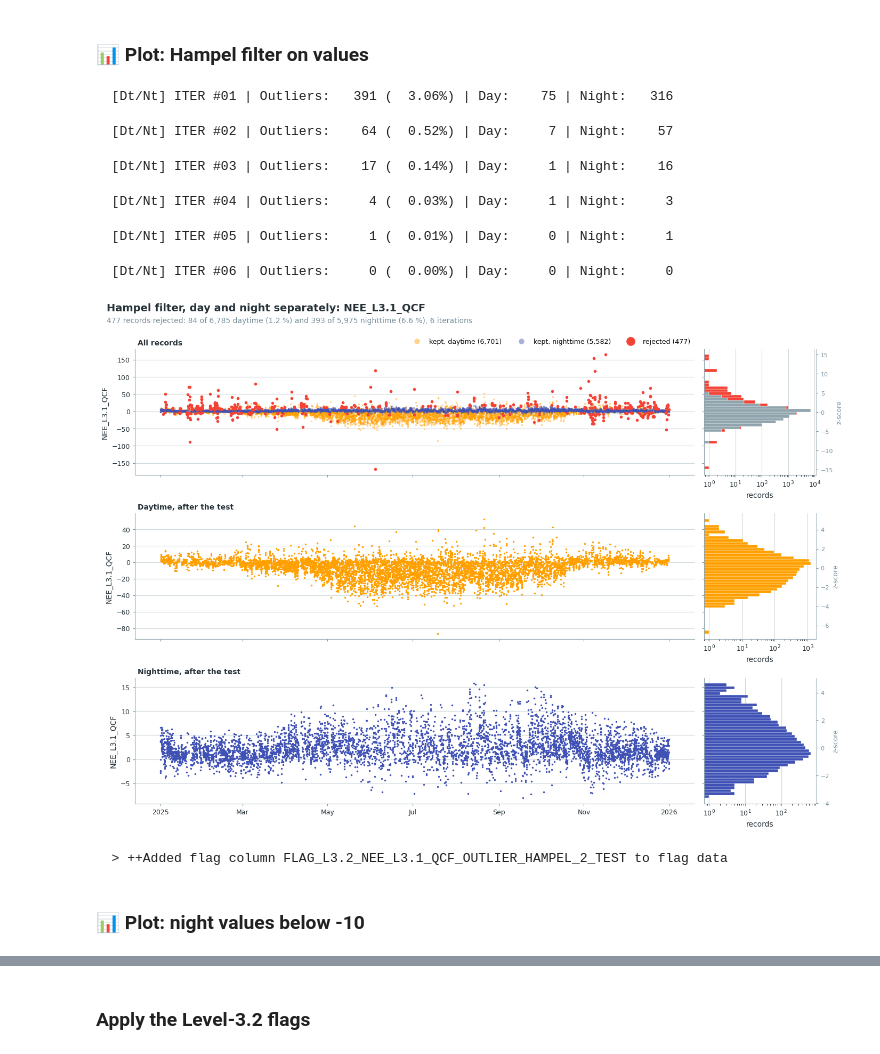
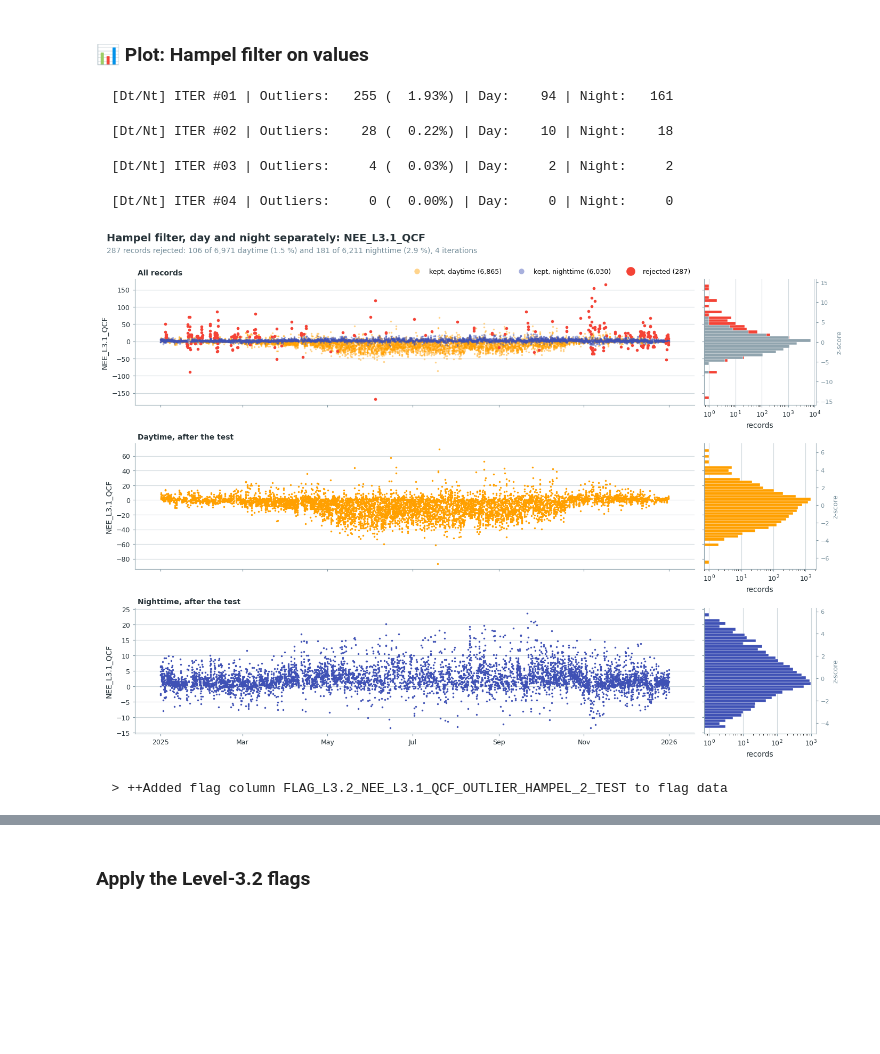
Before and after one commit to holukas/dataset_ch-lae_flux_product, a Jupyter notebook: workflow/30_FLUX_PROCESSING_CHAIN/34_IRGA72_2016-2024/01_FPPC_IRGA72_2016-2026.09.ipynb, the cells around one changed output, grey strips where cells are left out. Drawn from its saved outputs; the diff is of its cells as text; code cells hidden in the pictures; blank space fills up the shorter version.

```diff
--- a/workflow/30_FLUX_PROCESSING_CHAIN/34_IRGA72_2016-2024/01_FPPC_IRGA72_2016-2026.09.ipynb
+++ b/workflow/30_FLUX_PROCESSING_CHAIN/34_IRGA72_2016-2024/01_FPPC_IRGA72_2016-2026.09.ipynb
@@ -352,20 +354,15 @@ sod.addflag()  # accept this test
 # %% [markdown]
 ### 📊 Plot: Hampel filter on values
 # %%
-sod.flag_outliers_hampel_test(window_length=48 * 13, n_sigma_daytime=5.5, n_sigma_nighttime=3.5,
-                              use_differencing=False, separate_day_night=True,
-                              showplot=True, verbose=True, repeat=True)
+sod.flag_outliers_hampel_test(window_length=48 * 13, n_sigma=5.5, use_differencing=False,
+                              separate_day_night=True, showplot=True, verbose=True, repeat=True)
 # %% [output]
-  [Dt/Nt] ITER #01 | Outliers:   391 (  3.06%) | Day:    75 | Night:   316
+  [Dt/Nt] ITER #01 | Outliers:   255 (  1.93%) | Day:    94 | Night:   161
-  [Dt/Nt] ITER #02 | Outliers:    64 (  0.52%) | Day:     7 | Night:    57
+  [Dt/Nt] ITER #02 | Outliers:    28 (  0.22%) | Day:    10 | Night:    18
-  [Dt/Nt] ITER #03 | Outliers:    17 (  0.14%) | Day:     1 | Night:    16
+  [Dt/Nt] ITER #03 | Outliers:     4 (  0.03%) | Day:     2 | Night:     2
-  [Dt/Nt] ITER #04 | Outliers:     4 (  0.03%) | Day:     1 | Night:     3
+  [Dt/Nt] ITER #04 | Outliers:     0 (  0.00%) | Day:     0 | Night:     0
-  [Dt/Nt] ITER #05 | Outliers:     1 (  0.01%) | Day:     0 | Night:     1
-  [Dt/Nt] ITER #06 | Outliers:     0 (  0.00%) | Day:     0 | Night:     0
-[figure, old version]
+[figure, new version]
 # %%
 sod.addflag()  # accept this test
 # %% [output]
   > ++Added flag column FLAG_L3.2_NEE_L3.1_QCF_OUTLIER_HAMPEL_2_TEST to flag data
-# %% [markdown]
-### 📊 Plot: night values below -10
```
Also changed, not shown: parts of 33 cells of this notebook.
